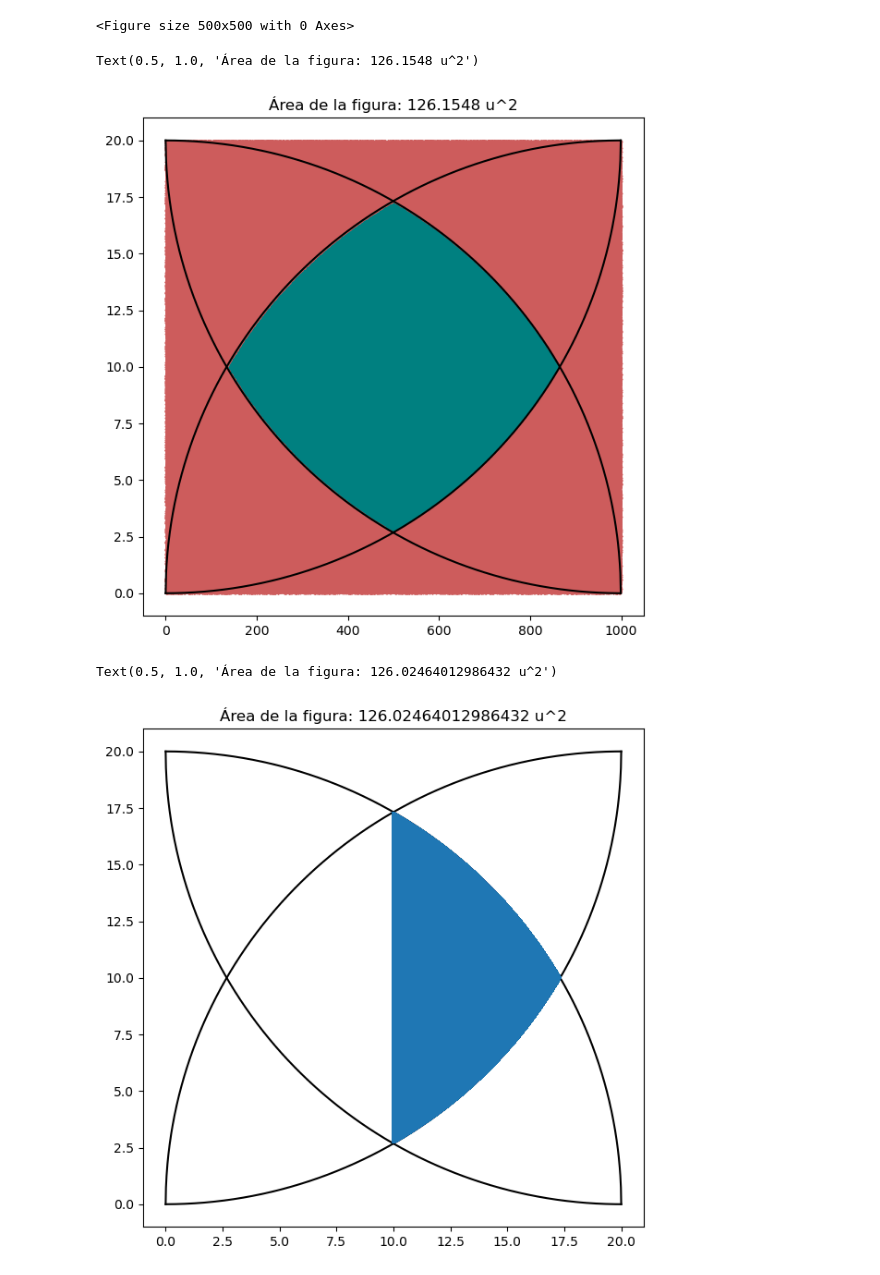
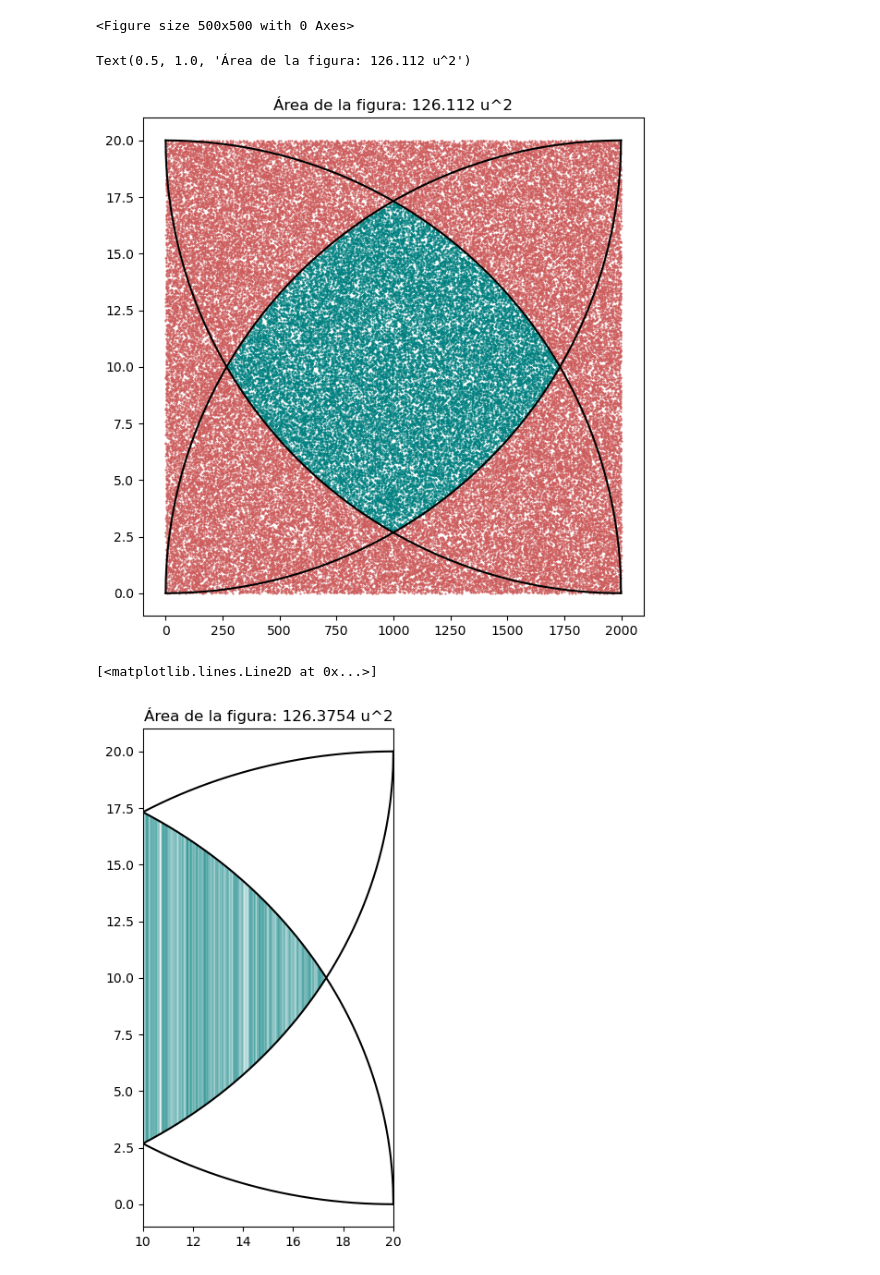
Before and after one commit to Jaimendo99/Modelos-y-Simulacion, a Jupyter notebook: monte_carlo_hw.ipynb, the cells around one changed output. Saved outputs shown, nothing was run; the diff lists cells and outputs as text; code cells hidden in the pictures.

```diff
--- a/monte_carlo_hw.ipynb
+++ b/monte_carlo_hw.ipynb
@@ -41,6 +47,6 @@ def in_Fig(x,y, radio):
 # %%
 radio = 20
-mag = 50
+mag = 100
 fig = plt.figure(figsize = (5,5))
 x = np.linspace(0, 20, num = radio*mag)
 
@@ -57,7 +63,7 @@ circle4 = [circle_xy(radio, x) for x in x]
 # %% [output]
 <Figure size 500x500 with 0 Axes>
 # %%
-points = 1_000_000
+points = 100000
 xs,ys = np.random.uniform(0, radio, points), np.random.uniform(0, radio, points)
 points_in,xv, yv = [], [], []
 
@@ -88,45 +94,46 @@ in_prctg = len(dentro)/points
 area = radio**2*in_prctg
 plt.title(f'Área de la figura: {area} u^2')
 # %% [output]
-Text(0.5, 1.0, 'Área de la figura: 126.1548 u^2')
+Text(0.5, 1.0, 'Área de la figura: 126.112 u^2')
-[figure, old version]
+[figure, new version]
 # %%
 # Code
 a, b = 0, 20
-fig = plt.figure(figsize = (7,7))
+fig = plt.figure(figsize = (3.5,7))
 
 x = np.linspace(a, b, num = 1500)
 
 circle1 = [circle_(radio, x) for x in x]
 circle2 = [circle_x(radio, x) for x in x]
 circle3 = [circle_y(radio, x) for x in x]
 circle4 = [circle_xy(radio, x) for x in x]
 
-
-
-plt.plot(x, circle1, color='black')
-plt.plot(x, circle3, color='black')
-plt.plot(x, circle2, color='black')
-plt.plot(x, circle4, color='black')
+plt.xlim(10,radio)
 
 b = x[np.where(np.round(circle1, 2) == np.round(circle3, 2))[0][0]]
 a=10
 
-n = 1_000_000
-w = (b-a)/n
+n = 1000
+
+width = (b-a)/n
 
 xi_random = np.random.random(size=n)*(b-a) + a
 
 circle1_r = [circle_(radio, x) for x in xi_random]
 circle3_r = [circle_y(radio, x) for x in xi_random]
 
 
-plt.vlines(xi_random, circle3_r, circle1_r)
+plt.vlines(xi_random, circle3_r, circle1_r, colors='teal', linewidth=0.1)
 
 hieght = np.array(circle1_r) - np.array(circle3_r)
-area = np.sum(hieght*w)*2
+area = np.sum(hieght*width)*2
 
-plt.title(f'Área de la figura: {area} u^2')
+plt.title(f'Área de la figura: {round(area, 4)} u^2')
+
+plt.plot(x, circle1, color='black')
+plt.plot(x, circle3, color='black')
+plt.plot(x, circle2, color='black')
+plt.plot(x, circle4, color='black')
 # %% [output]
-Text(0.5, 1.0, 'Área de la figura: 126.02464012986432 u^2')
+[<matplotlib.lines.Line2D at 0x...>]
-[figure, old version]
+[figure, new version]
```
Also changed, not shown: parts of 7 cells of this notebook.
